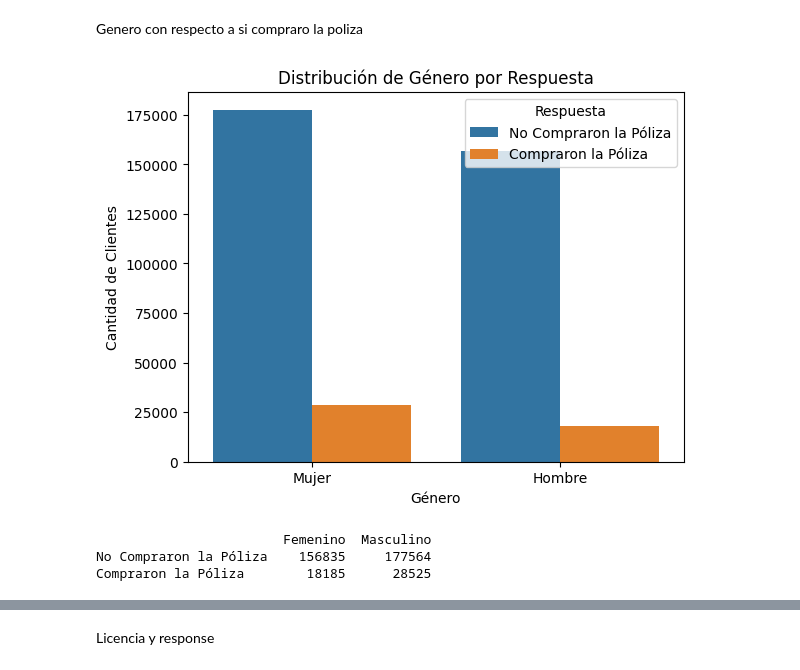
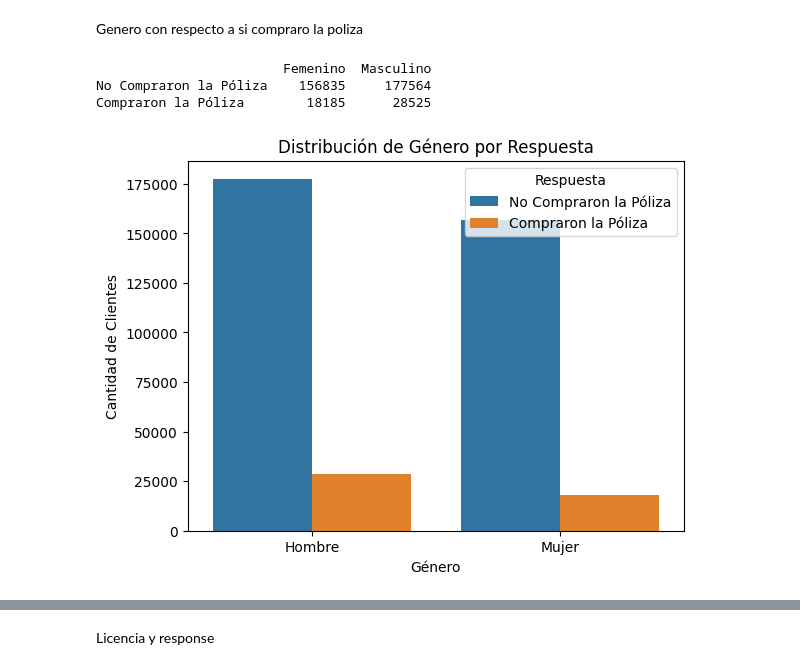
Before and after one commit to ActuaryVlad/tesisAi, a Jupyter notebook: jupyter tesis.ipynb, the cells around one changed output, grey strips where cells are left out. Saved outputs shown, nothing was run; the diff lists cells and outputs as text; code cells hidden in the pictures.

```diff
--- a/jupyter tesis.ipynb
+++ b/jupyter tesis.ipynb
@@ -331,16 +331,6 @@ La correlación entre Edad y Prima Anual (Annual Premium) es 0.068, indicando un
 Relacion de las variables binarias
 # %% [markdown]
 Genero con respecto a si compraro la poliza
-# %%
-sns.countplot(x='Gender', hue='Response', data=train)
-plt.xlabel('Género')
-plt.ylabel('Cantidad de Clientes')
-plt.title('Distribución de Género por Respuesta')
-plt.legend(title='Respuesta', labels=['No Compraron la Póliza', 'Compraron la Póliza'])
-plt.xticks(ticks=[0, 1], labels=['Mujer', 'Hombre'])
-plt.show()
-# %% [output]
-[figure, removed]
 # %%
 cross_tab_gender = pd.crosstab(train['Response'], train['Gender'])
 cross_tab_gender.columns = ['Femenino', 'Masculino'] # Puedes ajustar estos nombres según las categorías de tu variable de género
@@ -350,3 +340,13 @@ print(cross_tab_gender)
                         Femenino  Masculino
 No Compraron la Póliza    156835     177564
 Compraron la Póliza        18185      28525
+# %%
+sns.countplot(x='Gender', hue='Response', data=train)
+plt.xlabel('Género')
+plt.ylabel('Cantidad de Clientes')
+plt.title('Distribución de Género por Respuesta')
+plt.legend(title='Respuesta', labels=['No Compraron la Póliza', 'Compraron la Póliza'])
+plt.xticks(ticks=[0, 1], labels=['Hombre', 'Mujer'])
+plt.show()
+# %% [output]
+[figure, added]
```
Also changed, not shown: parts of 1 cell of this notebook.
